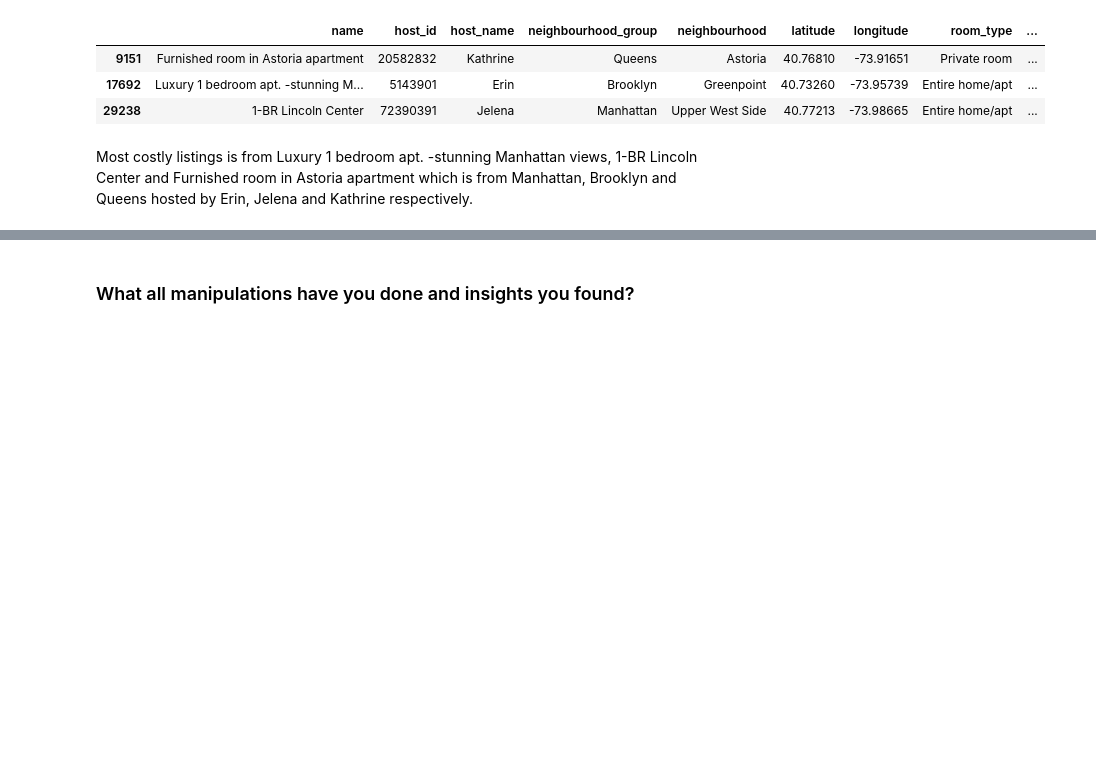
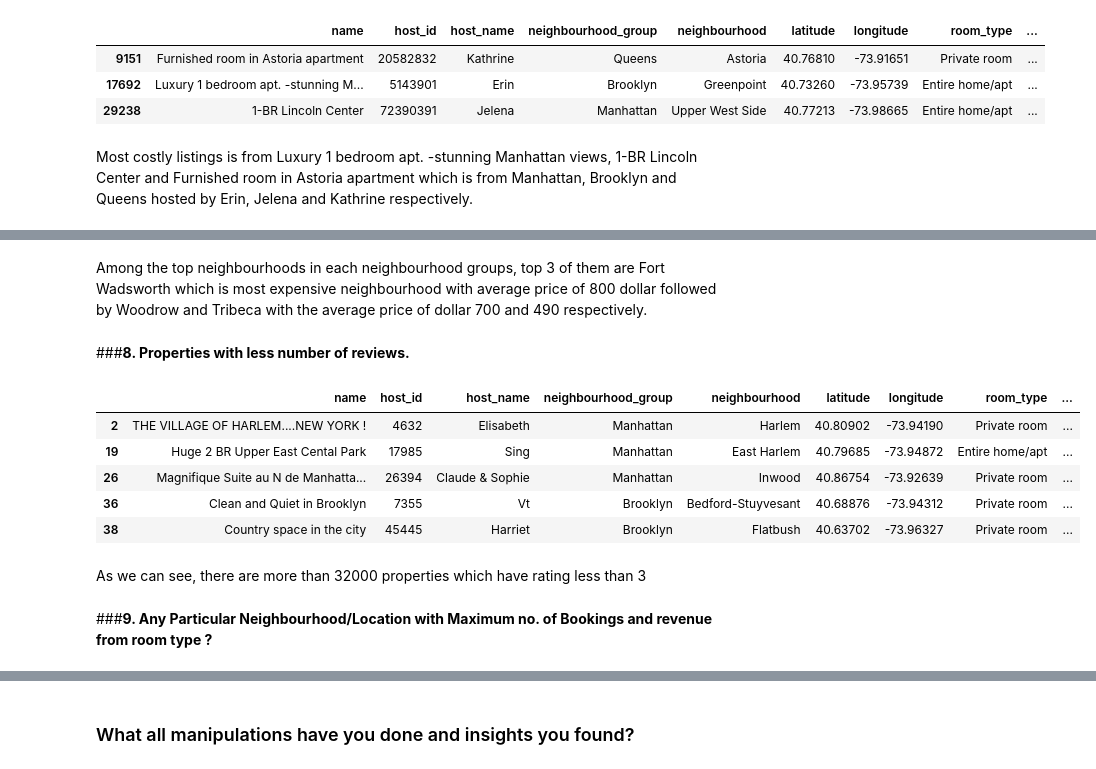
Before and after one commit to riyapatelrp/Airbnb-Booking-Analysis-EDA-, a Jupyter notebook: Capstone_AirBnb_Booking_Analysis.ipynb, the cells around one changed output, grey strips where cells are left out. Drawn from its saved outputs; the diff is of its cells as text; code cells hidden in the pictures; blank space fills up the shorter version.

Commit message:
Data Wrangling Part-2

```diff
--- a/Capstone_AirBnb_Booking_Analysis.ipynb
+++ b/Capstone_AirBnb_Booking_Analysis.ipynb
@@ -514,0 +570,19 @@ Most costly listings is from Luxury 1 bedroom apt. -stunning Manhattan views, 1-
+# %% [markdown]
+Among the top neighbourhoods in each neighbourhood groups, top 3 of them are Fort Wadsworth which is most expensive neighbourhood with average price of 800 dollar followed by Woodrow and Tribeca with the average price of dollar 700 and 490 respectively.
+# %% [markdown]
+###<B>8. Properties with less number of reviews.
+# %%
+# Listings with Less Reviews
+pro_reviews = airbnb_data[(airbnb_data['number_of_reviews']<3)]
+pro_reviews.head()
+# %% [output]
+|  | name | host_id | host_name | neighbourhood_group | neighbourhood | latitude | longitude | room_type | ... |
+| 2 | THE VILLAGE OF HARLEM....NEW YORK ! | 4632 | Elisabeth | Manhattan | Harlem | 40.80902 | -73.94190 | Private room | ... |
+| 19 | Huge 2 BR Upper East Cental Park | 17985 | Sing | Manhattan | East Harlem | 40.79685 | -73.94872 | Entire home/apt | ... |
+| 26 | Magnifique Suite au N de Manhatta... | 26394 | Claude & Sophie | Manhattan | Inwood | 40.86754 | -73.92639 | Private room | ... |
+| 36 | Clean and Quiet in Brooklyn | 7355 | Vt | Brooklyn | Bedford-Stuyvesant | 40.68876 | -73.94312 | Private room | ... |
+| 38 | Country space in the city | 45445 | Harriet | Brooklyn | Flatbush | 40.63702 | -73.96327 | Private room | ... |
+# %% [markdown]
+As we can see, there are more than 32000 properties which have rating less than 3
+# %% [markdown]
+###<B>9. Any Particular Neighbourhood/Location with Maximum no. of Bookings and revenue from room type ?
```
Also changed, not shown: parts of 12 cells of this notebook.
